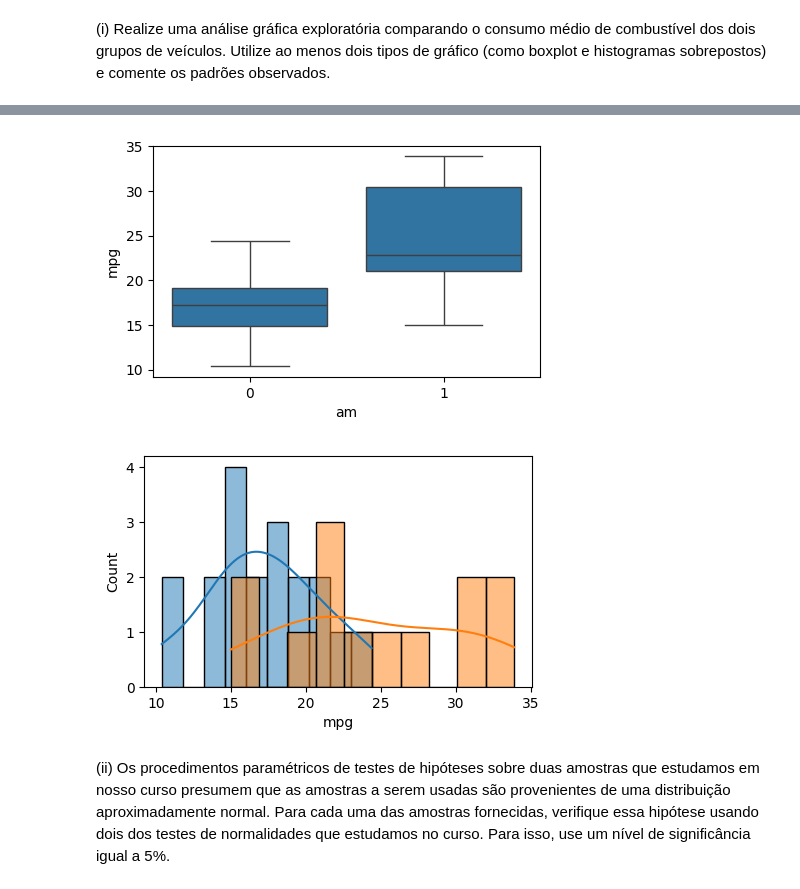
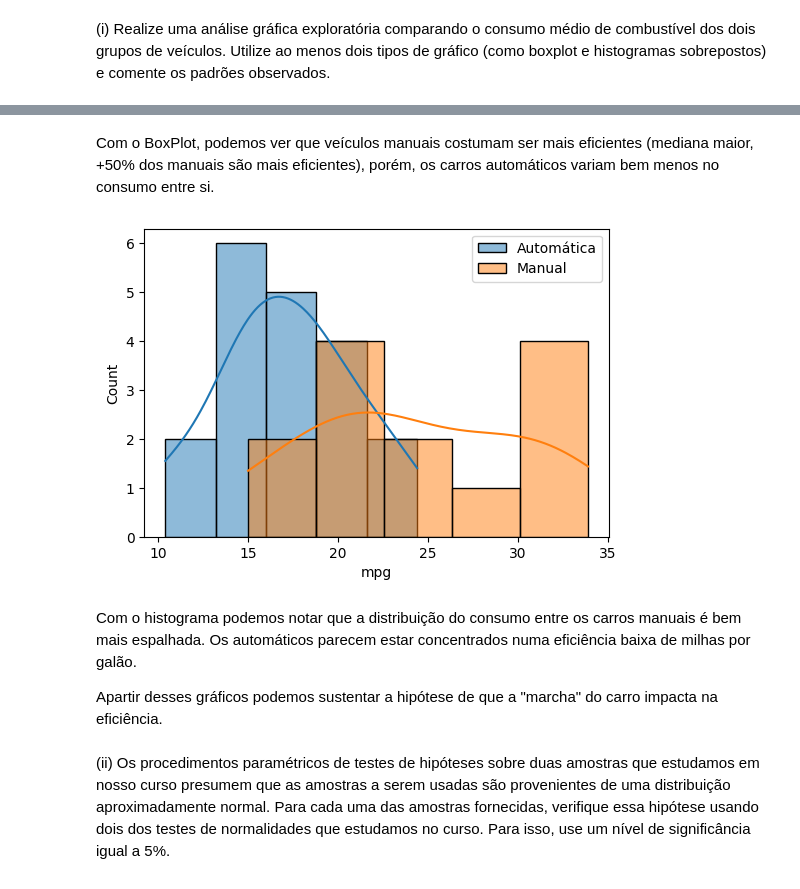
Before and after one commit to stepsbtw/Statistical-Inference, a Jupyter notebook: GCC1625_2025_1_T2_CAIO_PASSOS_TORKST_FERREIRA.ipynb, the cells around one changed output, grey strips where cells are left out. Saved outputs shown, nothing was run; the diff lists cells and outputs as text; code cells hidden in the pictures.

```diff
--- a/GCC1625_2025_1_T2_CAIO_PASSOS_TORKST_FERREIRA.ipynb
+++ b/GCC1625_2025_1_T2_CAIO_PASSOS_TORKST_FERREIRA.ipynb
@@ -178,3 +244,7 @@ memory usage: 3.1+ KB
 | 2 | Datsun 710 | 22.8 | 4 | 108.0 | 93 | 3.85 | 2.320 | 18.61 | 1 | 1 | 4 | ... |
 | 3 | Hornet 4 Drive | 21.4 | 6 | 258.0 | 110 | 3.08 | 3.215 | 19.44 | 1 | 0 | 3 | ... |
 | 4 | Hornet Sportabout | 18.7 | 8 | 360.0 | 175 | 3.15 | 3.440 | 17.02 | 0 | 0 | 3 | ... |
+# %%
+automatico = df[df["am"]==0]["mpg"]
+manual = df[df["am"]==1]["mpg"]
+len(automatico), len(manual)
@@ -183,19 +262,17 @@ memory usage: 3.1+ KB
+# %% [markdown]
+Com o BoxPlot, podemos ver que veículos manuais costumam ser mais eficientes (mediana maior, +50% dos manuais são mais eficientes), porém, os carros automáticos variam bem menos no consumo entre si.
 # %%
-import seaborn as sns
-automatico = df[df["am"]==0]
-manual = df[df["am"]==1]
-
-plt.figure(figsize=(5, 3))
-sns.boxplot(x='am', y='mpg', data=df)
+plt.figure(figsize=(6, 4))
+sns.histplot(automatico, label='Automática', kde=True, bins=5)
+sns.histplot(manual, label='Manual', kde=True, bins=5)
+plt.legend()
 plt.show()
-
-plt.figure(figsize=(5, 3))
-sns.histplot(automatico['mpg'], label='Automática', kde=True, bins=10)
-sns.histplot(manual['mpg'], label='Manual', kde=True, bins=10)
-plt.show()
 # %% [output]
-[figure, old version]
+[figure, new version]
-[figure, removed]
+# %% [markdown]
+Com o histograma podemos notar que a distribuição do consumo entre os carros manuais é bem mais espalhada. Os automáticos parecem estar concentrados numa eficiência baixa de milhas por galão.
+
+Apartir desses gráficos podemos sustentar a hipótese de que a "marcha" do carro impacta na eficiência.
 # %% [markdown]
 (ii) Os procedimentos paramétricos de testes de hipóteses sobre duas amostras que estudamos
 em nosso curso presumem que as amostras a serem usadas são provenientes de uma
```
Also changed, not shown: parts of 108 cells of this notebook.
